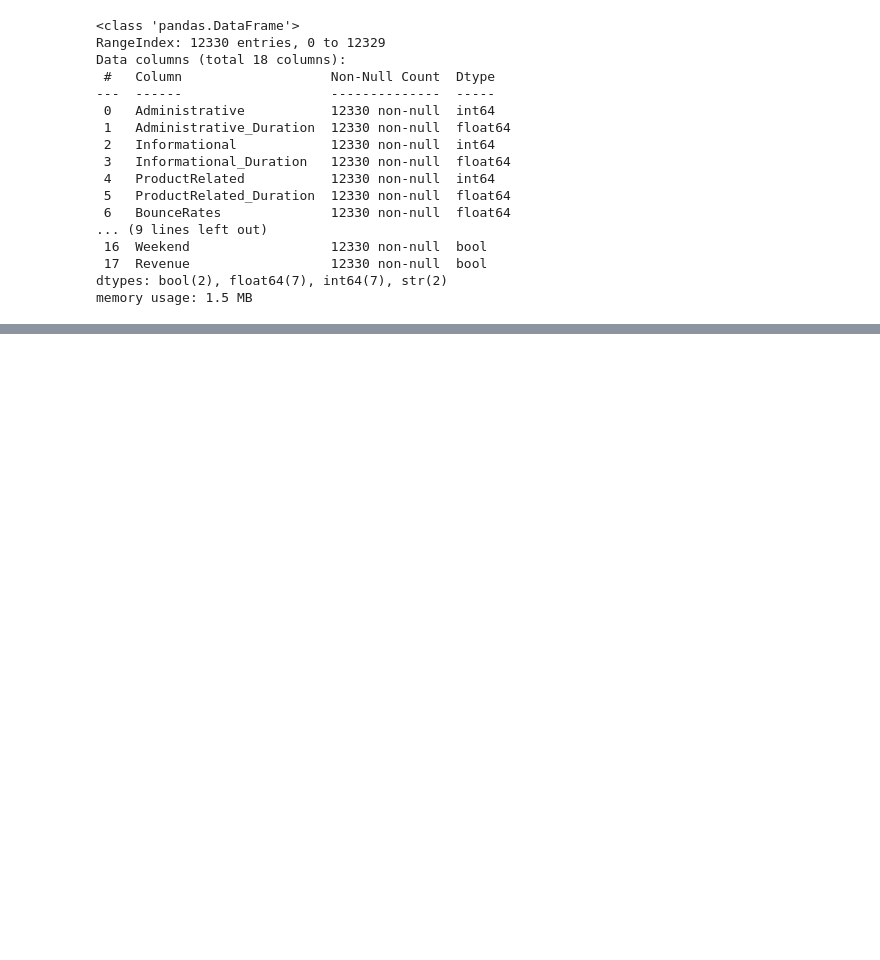
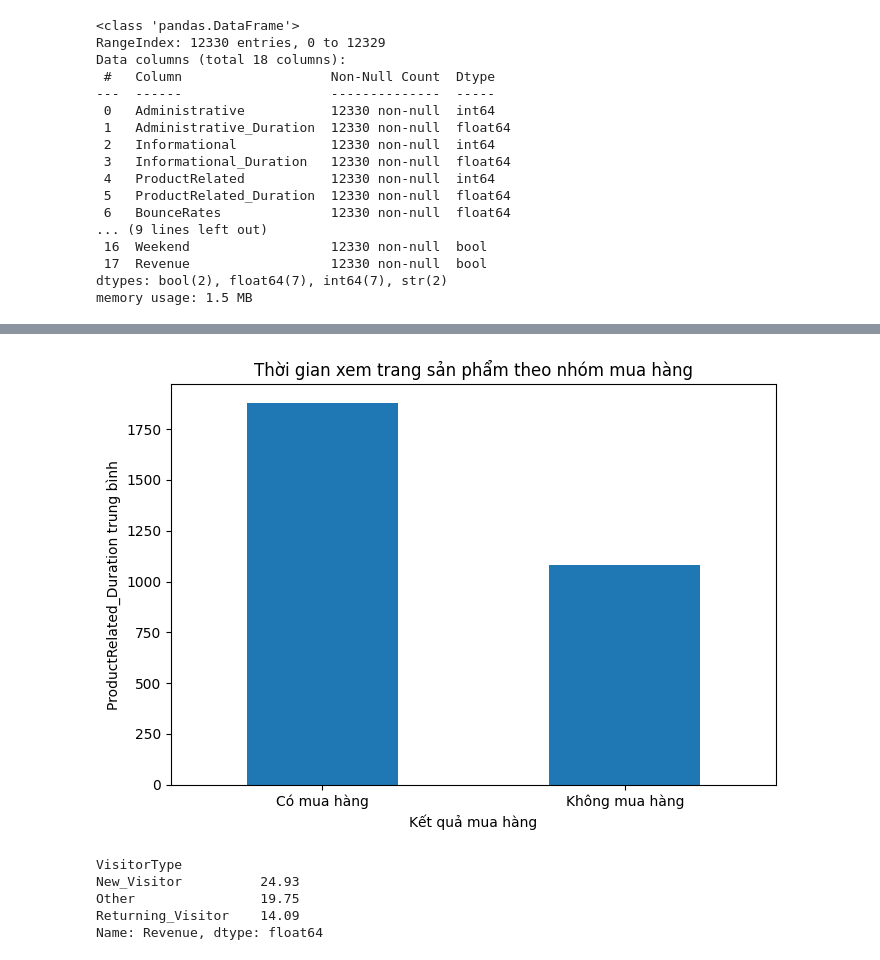
Before and after one commit to LoiDoancode/Dataset, a Jupyter notebook: dataset.ipynb, the cells around one changed output, grey strips where cells are left out. Cells and saved outputs as stored; diff of their text form; code cells hidden in the pictures; blank space fills up the shorter version.

```diff
--- a/dataset.ipynb
+++ b/dataset.ipynb
@@ -287,0 +283,26 @@ plt.show()
+# %%
+plt.figure(figsize=(7, 5))
+
+df_clean.groupby("Revenue_Label")["ProductRelated_Duration"].mean().plot(kind="bar")
+
+plt.title("Thời gian xem trang sản phẩm theo nhóm mua hàng")
+plt.xlabel("Kết quả mua hàng")
+plt.ylabel("ProductRelated_Duration trung bình")
+plt.xticks(rotation=0)
+plt.tight_layout()
+
+plt.savefig("chart_03_product_duration_by_revenue.png", dpi=300)
+plt.show()
+# %% [output]
+[figure, added]
+# %%
+visitor_revenue = df_clean.groupby("VisitorType")["Revenue"].mean() * 100
+visitor_revenue = visitor_revenue.sort_values(ascending=False).round(2)
+
+visitor_revenue
+# %% [output]
+VisitorType
+New_Visitor          24.93
+Other                19.75
+Returning_Visitor    14.09
+Name: Revenue, dtype: float64
```
Also changed, not shown: parts of 75 cells of this notebook, 9 other files.
